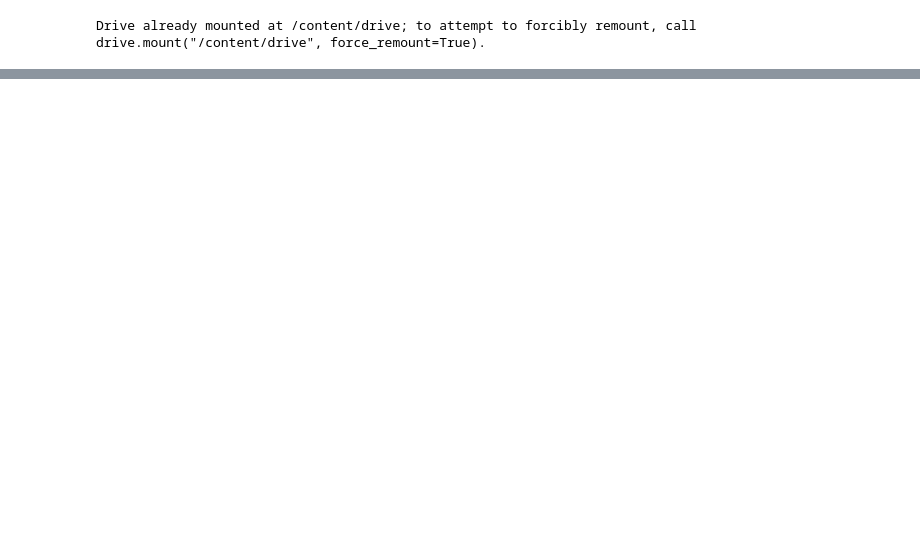
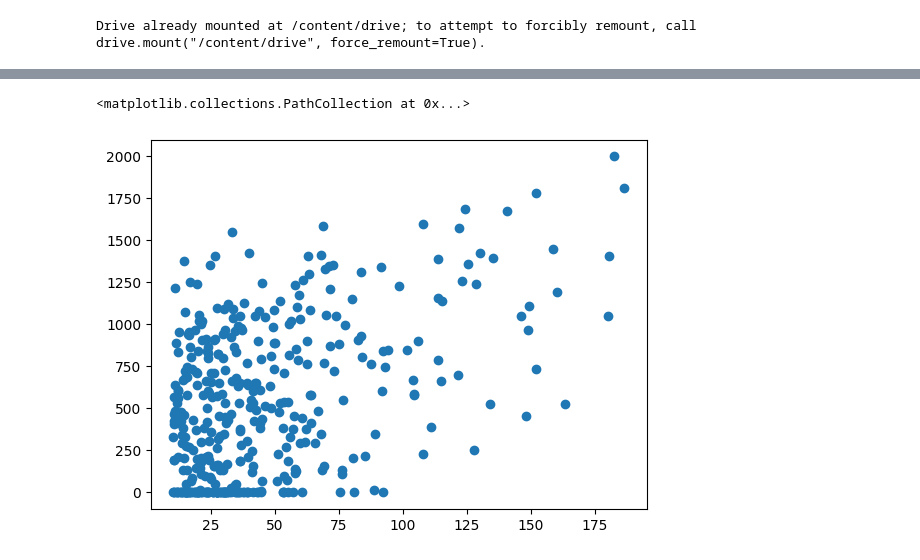
Before and after one commit to Kazureee/Python-Lessons, a Jupyter notebook: K_Means_Clustering_Activity_2.ipynb, the cells around one changed output, grey strips where cells are left out. Cells and saved outputs as stored; diff of their text form; code cells hidden in the pictures; blank space fills up the shorter version.

```diff
--- a/K_Means_Clustering_Activity_2.ipynb
+++ b/K_Means_Clustering_Activity_2.ipynb
@@ -30,3 +29,0 @@ df
-# %%
-selected_columns = df[['mpg', 'horsepower']]
-selected_columns
@@ -47,3 +29,0 @@ selected_columns
-# %%
-selected_columns = df.dropna()
-selected_columns
@@ -63,0 +48,3 @@ selected_columns
+# %%
+df = selected_columns.dropna()
+df
@@ -63,0 +65,12 @@ selected_columns
+# %%
+scalar = StandardScaler()
+scalar.fit(df[['Income']])
+df[['Income_T']] = scalar.transform(df[['Income']])
+
+scalar.fit(df[['Balance']])
+df[['Balance_T']] = scalar.transform(df[['Balance']])
+# %%
+plt.scatter(df['Income'] , df['Balance'])
+# %% [output]
+<matplotlib.collections.PathCollection at 0x...>
+[figure, added]
```
Also changed, not shown: parts of 11 cells of this notebook.
